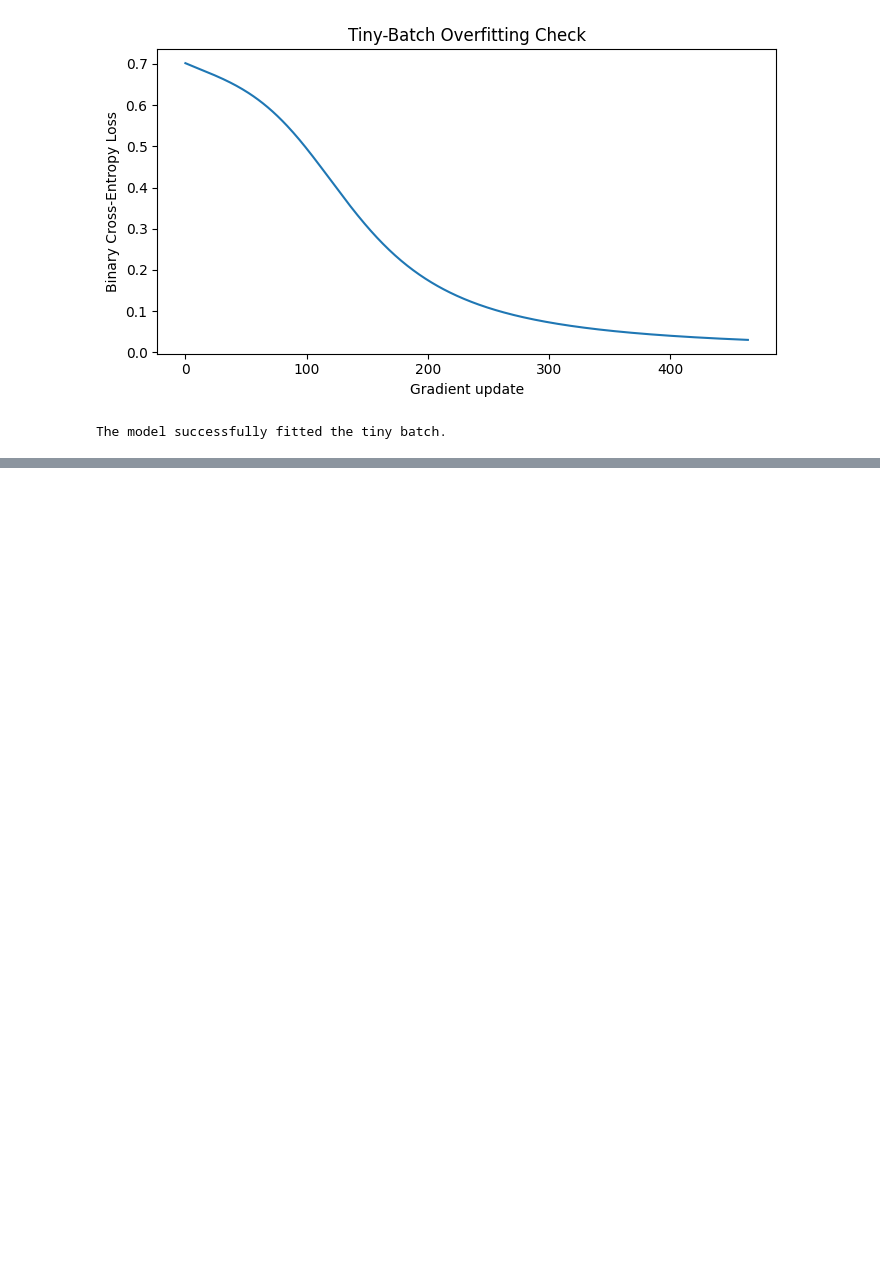
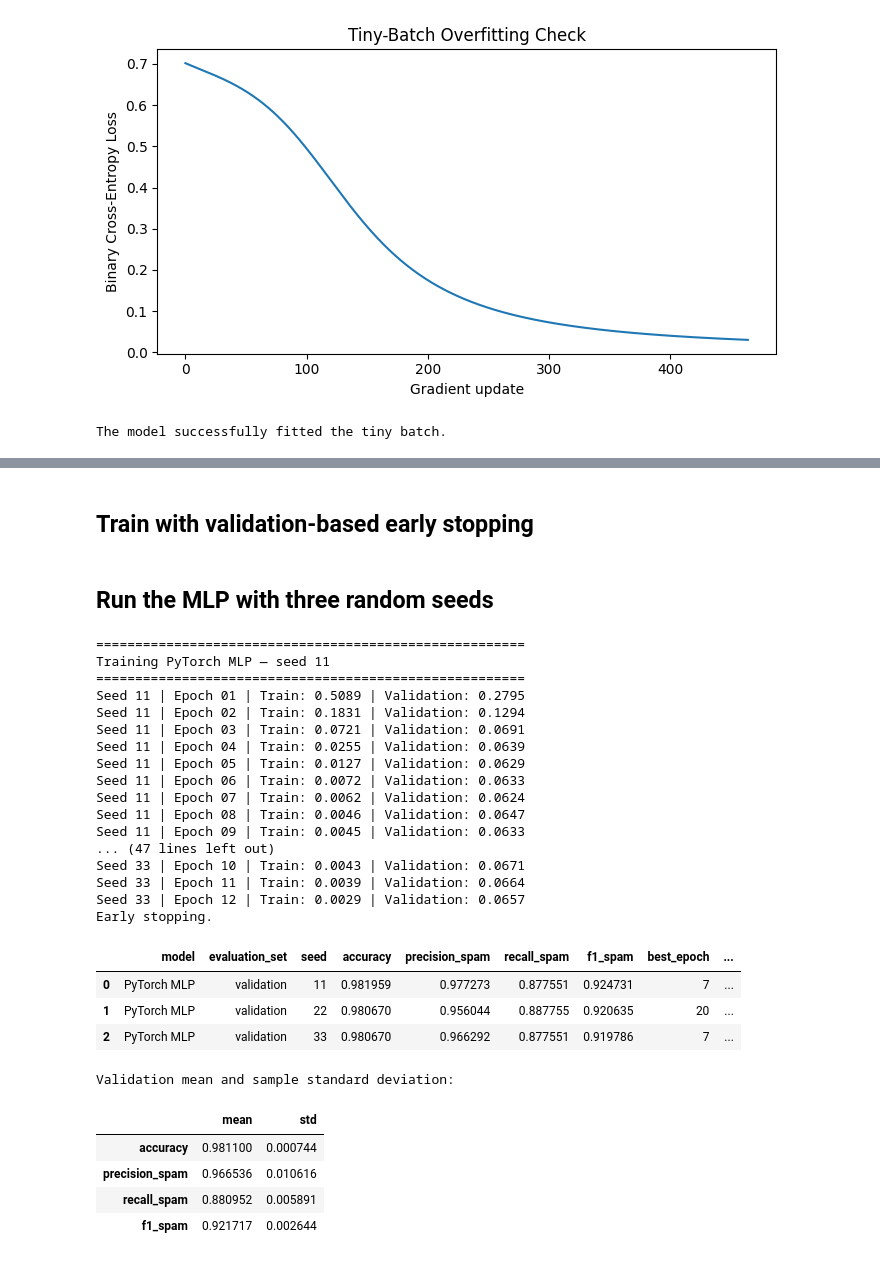
Before and after one commit to ThisumiWijesinghe/SMS_SPAM_DETECTION_ANN, a Jupyter notebook: Neural_Netwrok.ipynb, the cells around one changed output, grey strips where cells are left out. Drawn from its saved outputs; the diff is of its cells as text; code cells hidden in the pictures; blank space fills up the shorter version.

```diff
--- a/Neural_Netwrok.ipynb
+++ b/Neural_Netwrok.ipynb
@@ -1254,0 +1492,2 @@ The model successfully fitted the tiny batch.
+# %% [markdown]
+## Train with validation-based early stopping
@@ -1254,0 +1726,74 @@ The model successfully fitted the tiny batch.
+# %% [markdown]
+## Run the MLP with three random seeds
+# %%
+mlp_results = []
+mlp_histories = {}
+
+for seed in SEEDS:
+    print("\n" + "=" * 55)
+    print("Training PyTorch MLP — seed", seed)
+    print("=" * 55)
+
+    result, history_frame = train_pytorch_mlp(
+        seed
+    )
+
+    mlp_results.append(result)
+    mlp_histories[seed] = history_frame
+
+mlp_results_df = pd.DataFrame(mlp_results)
+
+mlp_results_df.to_csv(
+    output_dir / "pytorch_mlp_validation_results.csv",
+    index=False
+)
+
+display(mlp_results_df)
+
+metric_columns = [
+    "accuracy",
+    "precision_spam",
+    "recall_spam",
+    "f1_spam"
+]
+
+mlp_summary = (
+    mlp_results_df[metric_columns]
+    .agg(["mean", "std"])
+    .T
+)
+
+mlp_summary.to_csv(
+    output_dir / "pytorch_mlp_validation_summary.csv"
+)
+
+print("Validation mean and sample standard deviation:")
+display(mlp_summary)
+# %% [output]
+=======================================================
+Training PyTorch MLP — seed 11
+=======================================================
+Seed 11 | Epoch 01 | Train: 0.5089 | Validation: 0.2795
+Seed 11 | Epoch 02 | Train: 0.1831 | Validation: 0.1294
+Seed 11 | Epoch 03 | Train: 0.0721 | Validation: 0.0691
+Seed 11 | Epoch 04 | Train: 0.0255 | Validation: 0.0639
+Seed 11 | Epoch 05 | Train: 0.0127 | Validation: 0.0629
+Seed 11 | Epoch 06 | Train: 0.0072 | Validation: 0.0633
+Seed 11 | Epoch 07 | Train: 0.0062 | Validation: 0.0624
+Seed 11 | Epoch 08 | Train: 0.0046 | Validation: 0.0647
+Seed 11 | Epoch 09 | Train: 0.0045 | Validation: 0.0633
+... (47 lines left out)
+Seed 33 | Epoch 10 | Train: 0.0043 | Validation: 0.0671
+Seed 33 | Epoch 11 | Train: 0.0039 | Validation: 0.0664
+Seed 33 | Epoch 12 | Train: 0.0029 | Validation: 0.0657
+Early stopping.
+|  | model | evaluation_set | seed | accuracy | precision_spam | recall_spam | f1_spam | best_epoch | ... |
+| 0 | PyTorch MLP | validation | 11 | 0.981959 | 0.977273 | 0.877551 | 0.924731 | 7 | ... |
+| 1 | PyTorch MLP | validation | 22 | 0.980670 | 0.956044 | 0.887755 | 0.920635 | 20 | ... |
+| 2 | PyTorch MLP | validation | 33 | 0.980670 | 0.966292 | 0.877551 | 0.919786 | 7 | ... |
+Validation mean and sample standard deviation:
+|  | mean | std |
+| accuracy | 0.981100 | 0.000744 |
+| precision_spam | 0.966536 | 0.010616 |
+| recall_spam | 0.880952 | 0.005891 |
+| f1_spam | 0.921717 | 0.002644 |
```
Also changed, not shown: parts of 25 cells of this notebook.
